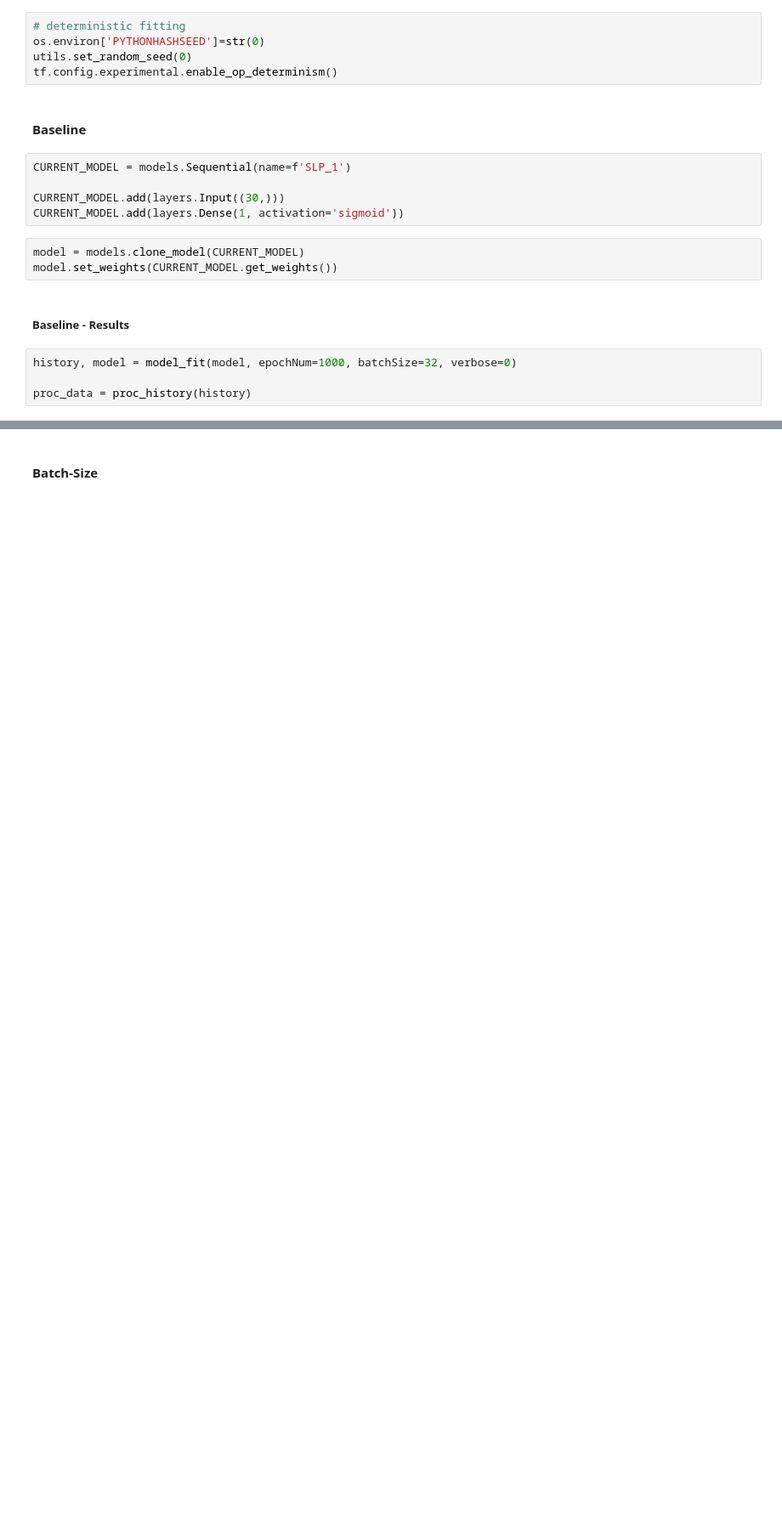
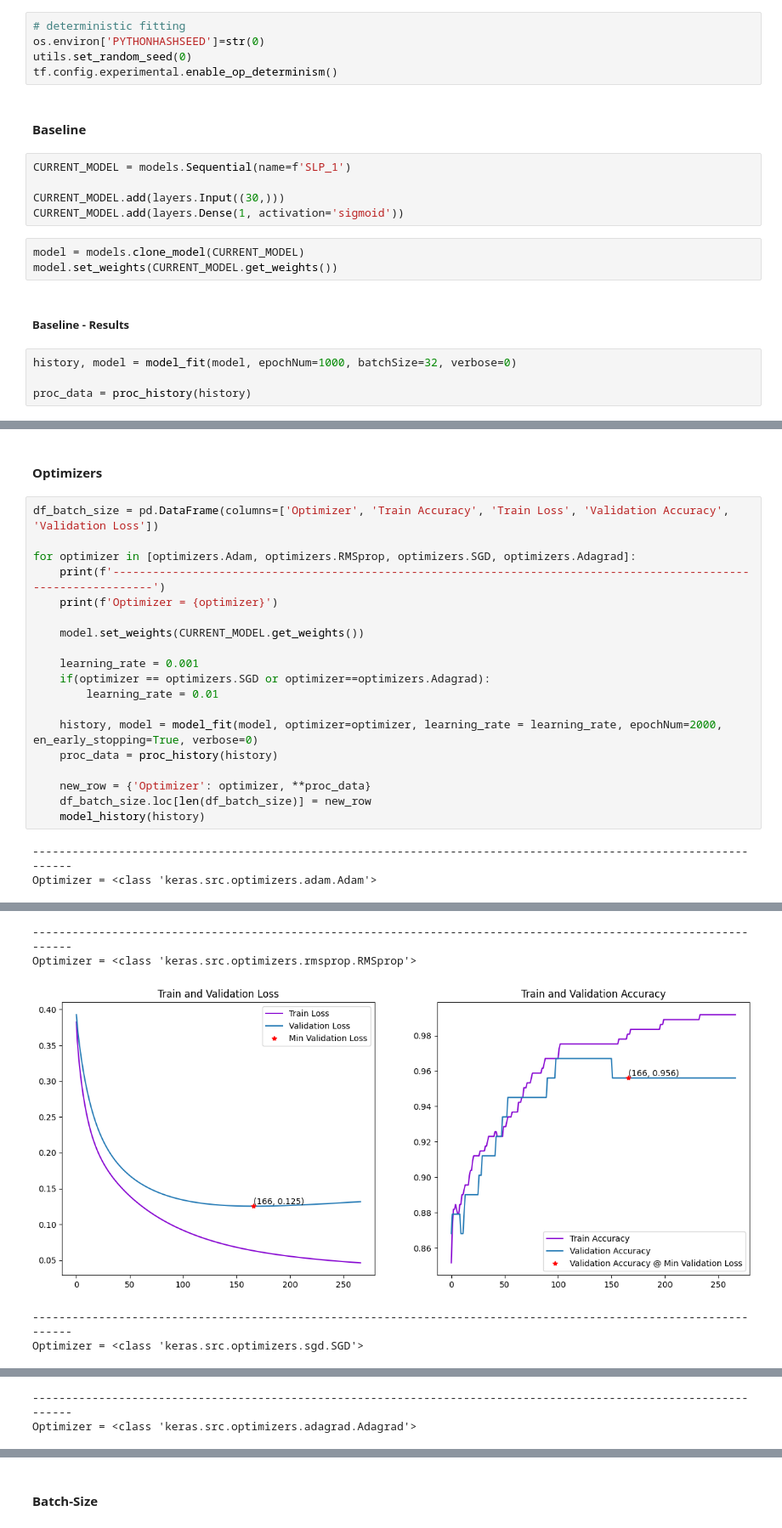
Before and after one commit to Team-AY/Breast-Cancer-Prediction, a Jupyter notebook: Research_process.ipynb, the cells around one changed output, grey strips where cells are left out. Shown at 85% size. Cells and saved outputs as stored; diff of their text form; blank space fills up the shorter version.

```diff
--- a/Research_process.ipynb
+++ b/Research_process.ipynb
@@ -258,0 +278,24 @@ res_df = model_kfold(X_train, y_train, model, epochNum=1000, batchSize=32, verbo
+# %% [markdown]
+#### Optimizers
+# %%
+df_batch_size = pd.DataFrame(columns=['Optimizer', 'Train Accuracy', 'Train Loss', 'Validation Accuracy', 'Validation Loss'])
+
+for optimizer in [optimizers.Adam, optimizers.RMSprop, optimizers.SGD, optimizers.Adagrad]:
+    print(f'------------------------------------------------------------------------------------------------------------------')
+    print(f'Optimizer = {optimizer}')
+
+    model.set_weights(CURRENT_MODEL.get_weights())
+
+    learning_rate = 0.001
+    if(optimizer == optimizers.SGD or optimizer==optimizers.Adagrad):
+        learning_rate = 0.01
+
+    history, model = model_fit(model, optimizer=optimizer, learning_rate = learning_rate, epochNum=2000, en_early_stopping=True, verbose=0)
+    proc_data = proc_history(history)
+
+    new_row = {'Optimizer': optimizer, **proc_data}
+    df_batch_size.loc[len(df_batch_size)] = new_row
+    model_history(history)
+# %% [output]
+------------------------------------------------------------------------------------------------------------------
+Optimizer = <class 'keras.src.optimizers.adam.Adam'>
@@ -258,0 +303,5 @@ res_df = model_kfold(X_train, y_train, model, epochNum=1000, batchSize=32, verbo
+------------------------------------------------------------------------------------------------------------------
+Optimizer = <class 'keras.src.optimizers.rmsprop.RMSprop'>
+[figure, added]
+------------------------------------------------------------------------------------------------------------------
+Optimizer = <class 'keras.src.optimizers.sgd.SGD'>
@@ -258,0 +309,2 @@ res_df = model_kfold(X_train, y_train, model, epochNum=1000, batchSize=32, verbo
+------------------------------------------------------------------------------------------------------------------
+Optimizer = <class 'keras.src.optimizers.adagrad.Adagrad'>
```
Also changed, not shown: parts of 22 cells of this notebook.
